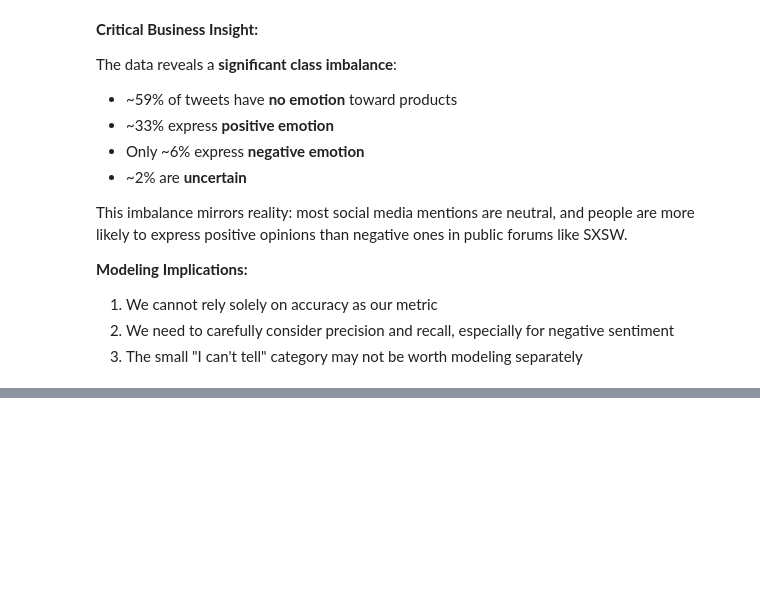
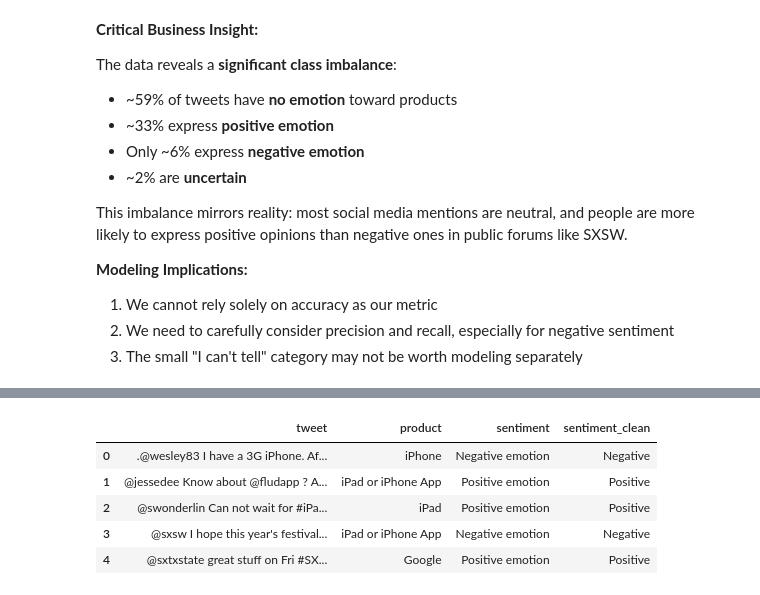
Before and after one commit to salmamwende-code/group1, a Jupyter notebook: notebooks/Steve.ipynb, the cells around one changed output, grey strips where cells are left out. Cells and saved outputs as stored; diff of their text form; code cells hidden in the pictures; blank space fills up the shorter version.

```diff
--- a/notebooks/Steve.ipynb
+++ b/notebooks/Steve.ipynb
@@ -301,0 +306,17 @@ This imbalance mirrors reality: most social media mentions are neutral, and peop
+# %%
+# Creating a simplified sentiment mapping
+sentiment_mapping = {
+    'Positive emotion': 'Positive',
+    'Negative emotion': 'Negative',
+    'No emotion toward brand or product': 'Neutral',
+    "I can't tell": 'Neutral'
+}
+
+df['sentiment_clean'] = df['sentiment'].map(sentiment_mapping)
+
+# Verifying the mapping
+print("Simplified Sentiment Distribution:")
+print(" "*1)
+print(df['sentiment_clean'].value_counts())
+print("\nPercentages:")
+print(df['sentiment_clean'].value_counts(normalize=True).mul(100).round(2))
@@ -301,0 +338,9 @@ This imbalance mirrors reality: most social media mentions are neutral, and peop
+# %%
+df.head()
+# %% [output]
+|  | tweet | product | sentiment | sentiment_clean |
+| 0 | .@wesley83 I have a 3G iPhone. Af... | iPhone | Negative emotion | Negative |
+| 1 | @jessedee Know about @fludapp ? A... | iPad or iPhone App | Positive emotion | Positive |
+| 2 | @swonderlin Can not wait for #iPa... | iPad | Positive emotion | Positive |
+| 3 | @sxsw I hope this year's festival... | iPad or iPhone App | Negative emotion | Negative |
+| 4 | @sxtxstate great stuff on Fri #SX... | Google | Positive emotion | Positive |
```
Also changed, not shown: parts of 2 cells of this notebook.
